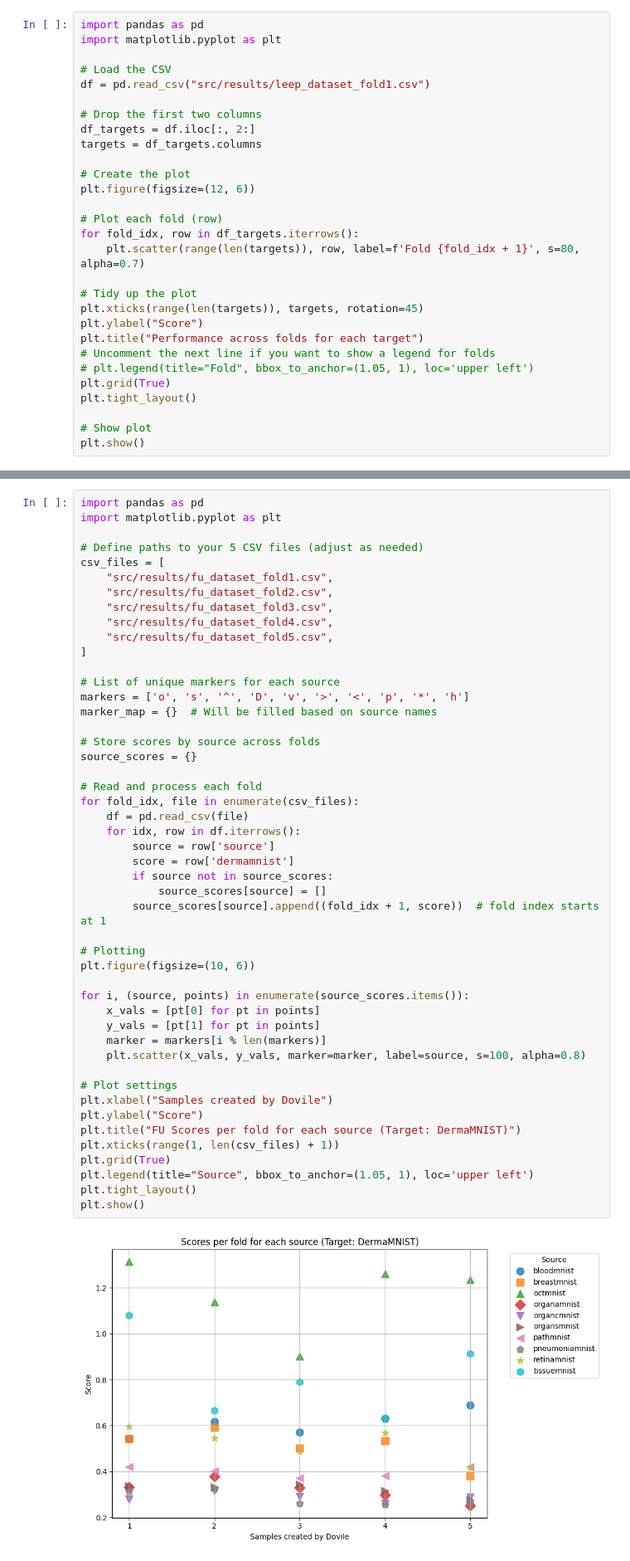
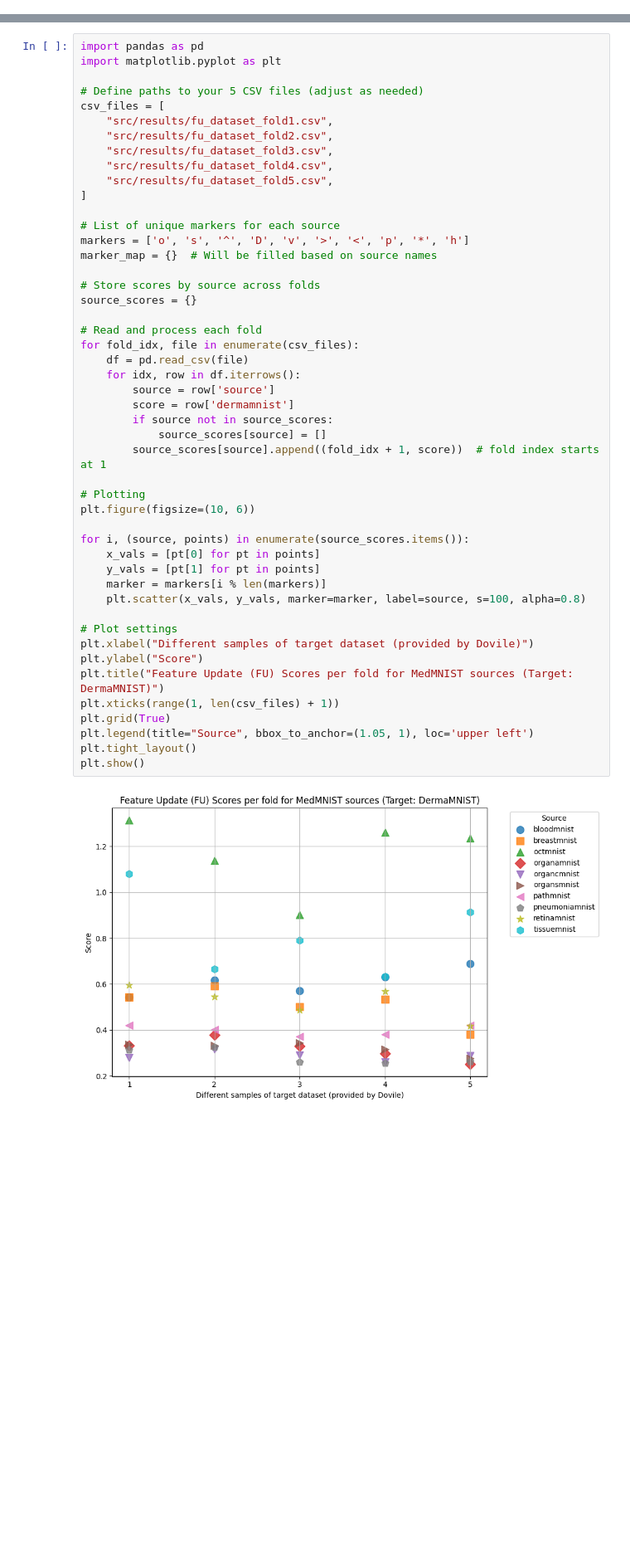
Before and after one commit to niclasclassen/transferability-in-medical-imaging, a Jupyter notebook: plot_score_variations.ipynb, the cells around one changed output, grey strips where cells are left out. Shown: that part at 83% size. Saved outputs shown, nothing was run; the diff lists cells and outputs as text; blank space fills up the shorter version.

Commit message:
update plots of score variations

```diff
--- a/plot_score_variations.ipynb
+++ b/plot_score_variations.ipynb
@@ -1,29 +0,0 @@
-# %%
-import pandas as pd
-import matplotlib.pyplot as plt
-
-# Load the CSV
-df = pd.read_csv("src/results/leep_dataset_fold1.csv")
-
-# Drop the first two columns
-df_targets = df.iloc[:, 2:]
-targets = df_targets.columns
-
-# Create the plot
-plt.figure(figsize=(12, 6))
-
-# Plot each fold (row)
-for fold_idx, row in df_targets.iterrows():
-    plt.scatter(range(len(targets)), row, label=f'Fold {fold_idx + 1}', s=80, alpha=0.7)
-
-# Tidy up the plot
-plt.xticks(range(len(targets)), targets, rotation=45)
-plt.ylabel("Score")
-plt.title("Performance across folds for each target")
-# Uncomment the next line if you want to show a legend for folds
-# plt.legend(title="Fold", bbox_to_anchor=(1.05, 1), loc='upper left')
-plt.grid(True)
-plt.tight_layout()
-
-# Show plot
-plt.show()
@@ -49,36 +18,36 @@ marker_map = {}  # Will be filled based on source names
 # Store scores by source across folds
 source_scores = {}
 
 # Read and process each fold
 for fold_idx, file in enumerate(csv_files):
     df = pd.read_csv(file)
     for idx, row in df.iterrows():
         source = row['source']
         score = row['dermamnist']
         if source not in source_scores:
             source_scores[source] = []
         source_scores[source].append((fold_idx + 1, score))  # fold index starts at 1
 
 # Plotting
 plt.figure(figsize=(10, 6))
 
 for i, (source, points) in enumerate(source_scores.items()):
     x_vals = [pt[0] for pt in points]
     y_vals = [pt[1] for pt in points]
     marker = markers[i % len(markers)]
     plt.scatter(x_vals, y_vals, marker=marker, label=source, s=100, alpha=0.8)
 
 # Plot settings
-plt.xlabel("Samples created by Dovile")
+plt.xlabel("Different samples of target dataset (provided by Dovile)")
 plt.ylabel("Score")
-plt.title("FU Scores per fold for each source (Target: DermaMNIST)")
+plt.title("Feature Update (FU) Scores per fold for MedMNIST sources (Target: DermaMNIST)")
 plt.xticks(range(1, len(csv_files) + 1))
 plt.grid(True)
 plt.legend(title="Source", bbox_to_anchor=(1.05, 1), loc='upper left')
 plt.tight_layout()
 plt.show()
 # %% [output]
-[figure, old version]
+[figure, new version]
 # %%
 import pandas as pd
 import matplotlib.pyplot as plt
```
Also changed, not shown: parts of 5 cells of this notebook.
